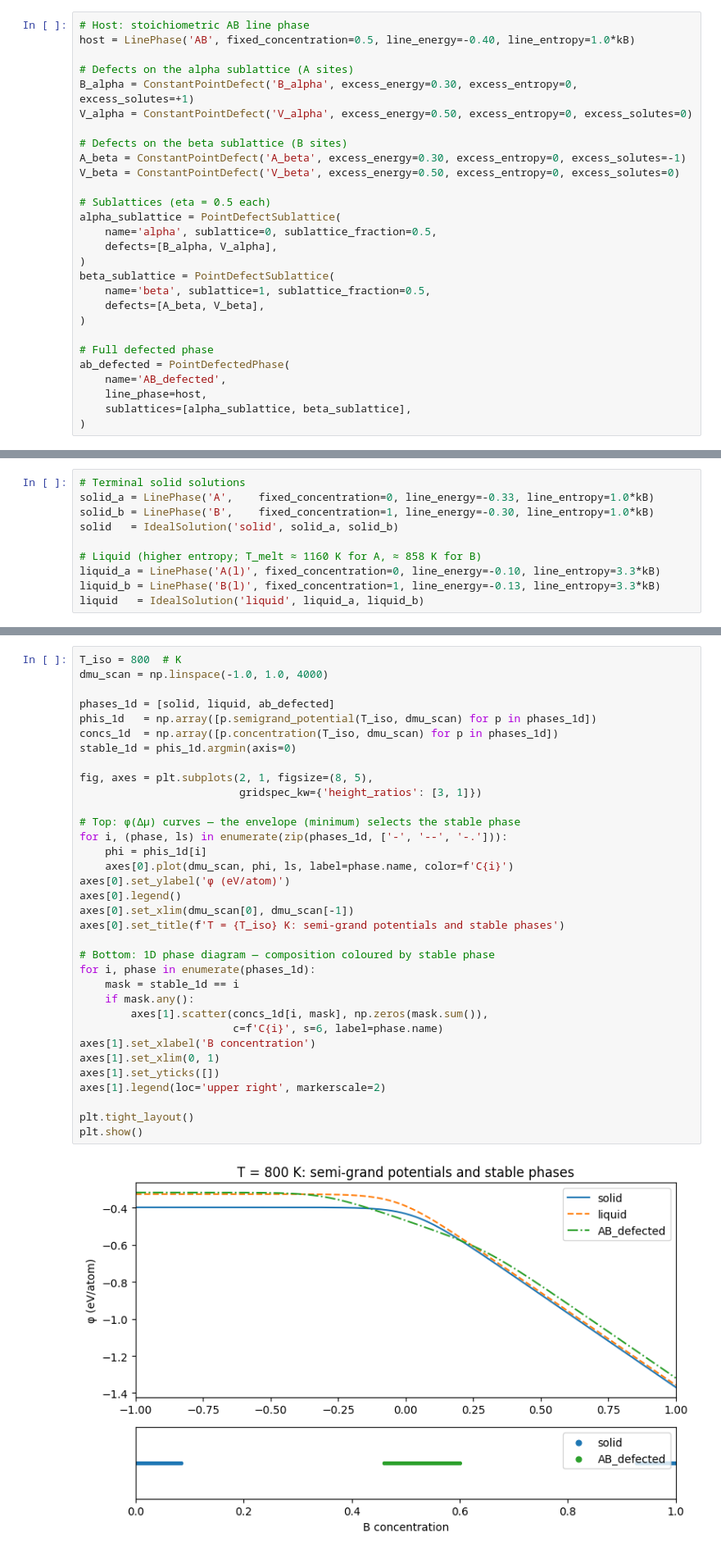
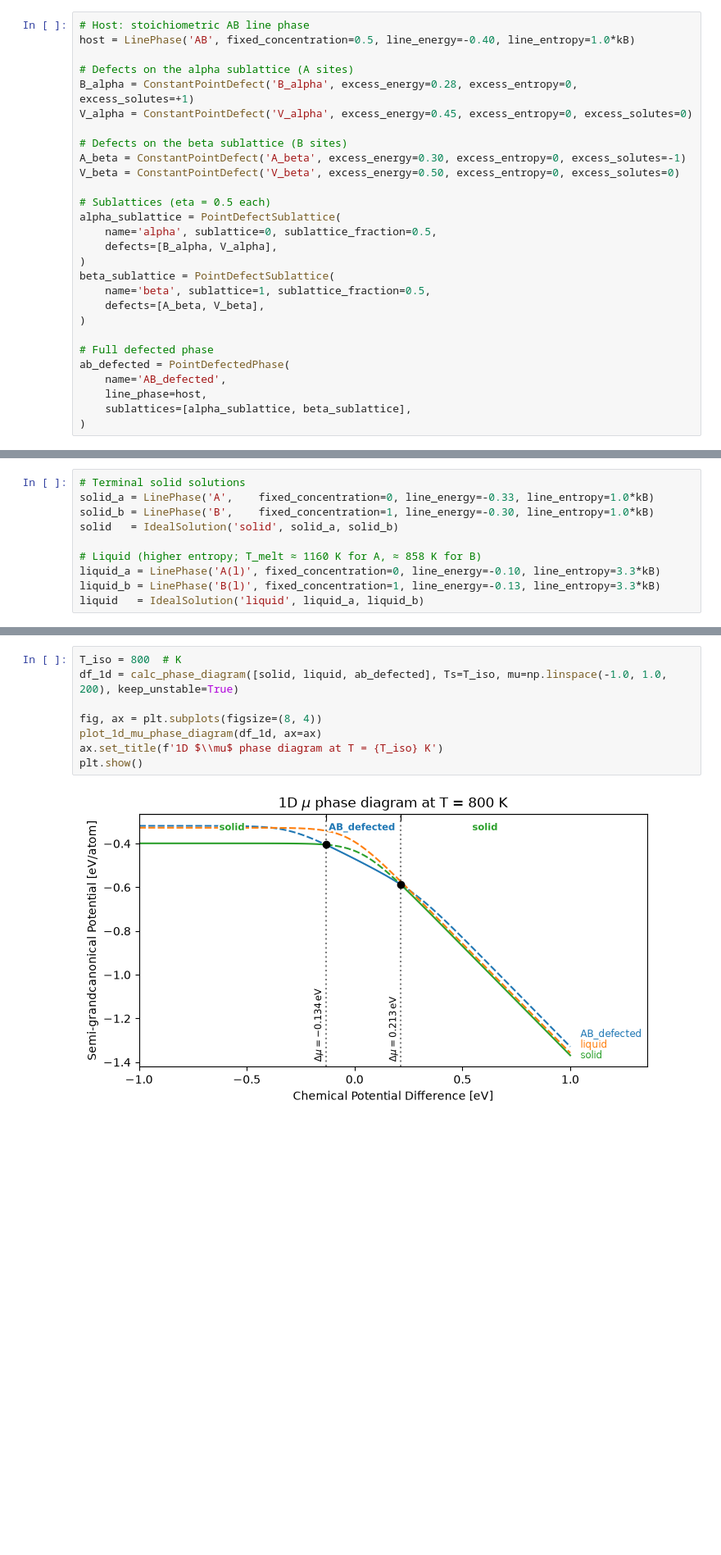
Before and after one commit to eisenforschung/landau, a Jupyter notebook: notebooks/PointDefects.ipynb, the cells around one changed output, grey strips where cells are left out. Shown at 82% size. Saved outputs shown, nothing was run; the diff lists cells and outputs as text; blank space fills up the shorter version.

```diff
--- a/notebooks/PointDefects.ipynb
+++ b/notebooks/PointDefects.ipynb
@@ -113,8 +119,8 @@ occupied by A and the $\beta$-sublattice by B.
 host = LinePhase('AB', fixed_concentration=0.5, line_energy=-0.40, line_entropy=1.0*kB)
 
 # Defects on the alpha sublattice (A sites)
-B_alpha = ConstantPointDefect('B_alpha', excess_energy=0.30, excess_entropy=0, excess_solutes=+1)
-V_alpha = ConstantPointDefect('V_alpha', excess_energy=0.50, excess_entropy=0, excess_solutes=0)
+B_alpha = ConstantPointDefect('B_alpha', excess_energy=0.28, excess_entropy=0, excess_solutes=+1)
+V_alpha = ConstantPointDefect('V_alpha', excess_energy=0.45, excess_entropy=0, excess_solutes=0)
 
 # Defects on the beta sublattice (B sites)
 A_beta = ConstantPointDefect('A_beta', excess_energy=0.30, excess_entropy=0, excess_solutes=-1)
@@ -237,39 +240,13 @@ the 1D phase diagram below.
 # %%
 T_iso = 800  # K
-dmu_scan = np.linspace(-1.0, 1.0, 4000)
+df_1d = calc_phase_diagram([solid, liquid, ab_defected], Ts=T_iso, mu=np.linspace(-1.0, 1.0, 200), keep_unstable=True)
 
-phases_1d = [solid, liquid, ab_defected]
-phis_1d   = np.array([p.semigrand_potential(T_iso, dmu_scan) for p in phases_1d])
-concs_1d  = np.array([p.concentration(T_iso, dmu_scan) for p in phases_1d])
-stable_1d = phis_1d.argmin(axis=0)
-
-fig, axes = plt.subplots(2, 1, figsize=(8, 5),
-                         gridspec_kw={'height_ratios': [3, 1]})
-
-# Top: φ(Δμ) curves — the envelope (minimum) selects the stable phase
-for i, (phase, ls) in enumerate(zip(phases_1d, ['-', '--', '-.'])):
-    phi = phis_1d[i]
-    axes[0].plot(dmu_scan, phi, ls, label=phase.name, color=f'C{i}')
-axes[0].set_ylabel('φ (eV/atom)')
-axes[0].legend()
-axes[0].set_xlim(dmu_scan[0], dmu_scan[-1])
-axes[0].set_title(f'T = {T_iso} K: semi-grand potentials and stable phases')
-
-# Bottom: 1D phase diagram — composition coloured by stable phase
-for i, phase in enumerate(phases_1d):
-    mask = stable_1d == i
-    if mask.any():
-        axes[1].scatter(concs_1d[i, mask], np.zeros(mask.sum()),
-                        c=f'C{i}', s=6, label=phase.name)
-axes[1].set_xlabel('B concentration')
-axes[1].set_xlim(0, 1)
-axes[1].set_yticks([])
-axes[1].legend(loc='upper right', markerscale=2)
-
-plt.tight_layout()
+fig, ax = plt.subplots(figsize=(8, 4))
+plot_1d_mu_phase_diagram(df_1d, ax=ax)
+ax.set_title(f'1D $\\mu$ phase diagram at T = {T_iso} K')
 plt.show()
 # %% [output]
-[figure, old version]
+[figure, new version]
 # %% [markdown]
 ### Full T–c phase diagram
 # %%
```
Also changed, not shown: parts of 14 cells of this notebook, 5 other files.
